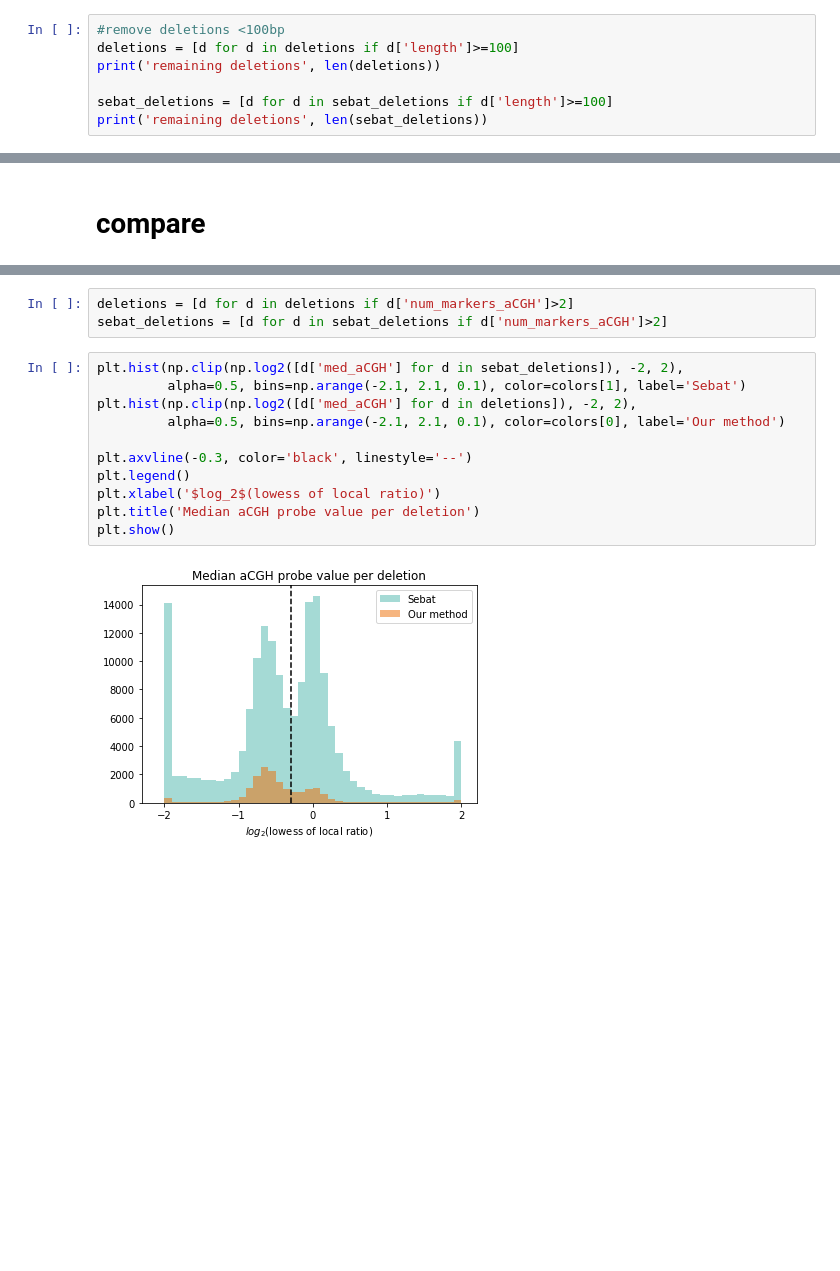
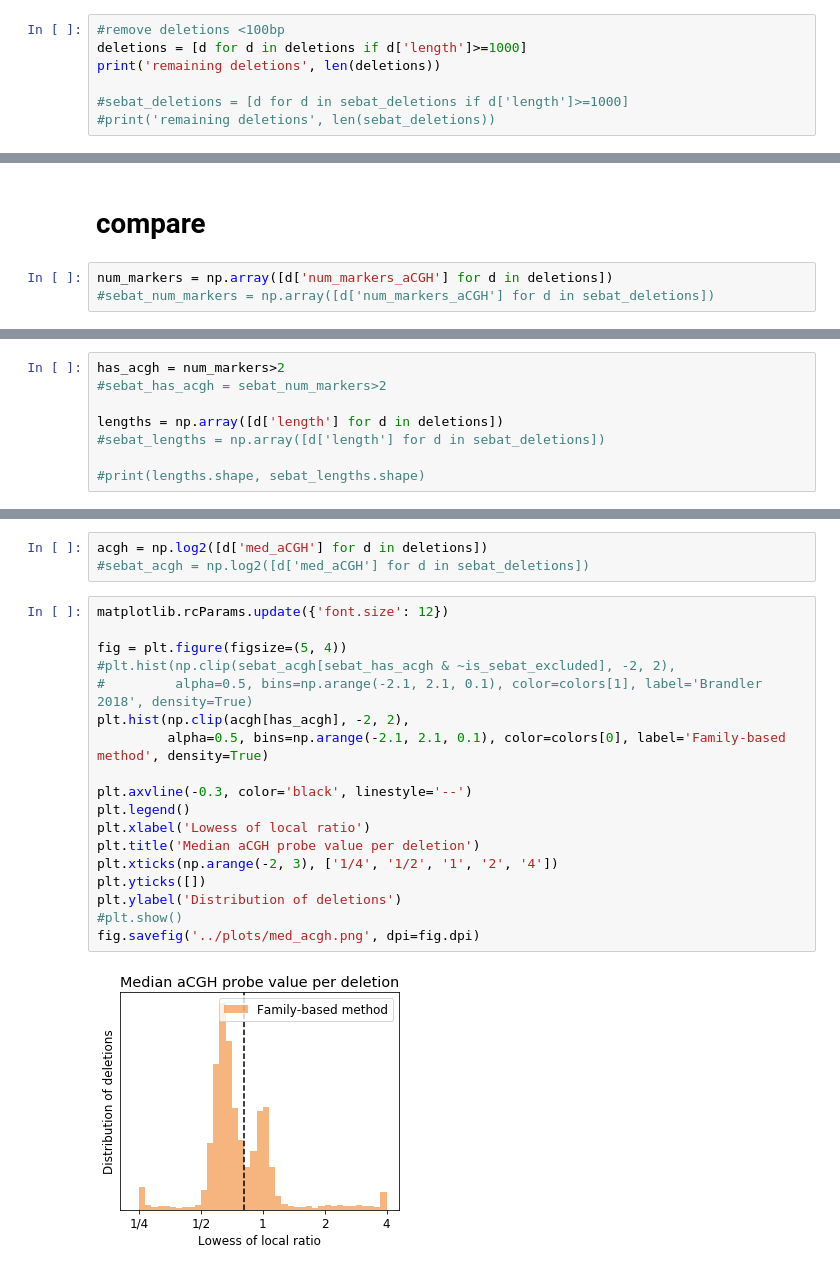
Before and after one commit to kpaskov/PhasingFamilies, a Jupyter notebook: validation/aCGH.ipynb, the cells around one changed output, grey strips where cells are left out. Cells and saved outputs as stored; diff of their text form; blank space fills up the shorter version.

```diff
--- a/validation/aCGH.ipynb
+++ b/validation/aCGH.ipynb
@@ -128,8 +163,8 @@ remaining deletions 426123
 # %%
 #remove deletions <100bp
-deletions = [d for d in deletions if d['length']>=100]
+deletions = [d for d in deletions if d['length']>=1000]
 print('remaining deletions', len(deletions))
 
-sebat_deletions = [d for d in sebat_deletions if d['length']>=100]
-print('remaining deletions', len(sebat_deletions))
+#sebat_deletions = [d for d in sebat_deletions if d['length']>=1000]
+#print('remaining deletions', len(sebat_deletions))
 # %% [output]
@@ -175,3 +523,6 @@ remaining deletions 411874
 # %% [markdown]
 # compare
+# %%
+num_markers = np.array([d['num_markers_aCGH'] for d in deletions])
+#sebat_num_markers = np.array([d['num_markers_aCGH'] for d in sebat_deletions])
 # %%
@@ -189,0 +541,8 @@ plt.show()
+# %%
+has_acgh = num_markers>2
+#sebat_has_acgh = sebat_num_markers>2
+
+lengths = np.array([d['length'] for d in deletions])
+#sebat_lengths = np.array([d['length'] for d in sebat_deletions])
+
+#print(lengths.shape, sebat_lengths.shape)
@@ -215,16 +632,23 @@ plt.show()
 # %%
-deletions = [d for d in deletions if d['num_markers_aCGH']>2]
-sebat_deletions = [d for d in sebat_deletions if d['num_markers_aCGH']>2]
+acgh = np.log2([d['med_aCGH'] for d in deletions])
+#sebat_acgh = np.log2([d['med_aCGH'] for d in sebat_deletions])
 # %%
-plt.hist(np.clip(np.log2([d['med_aCGH'] for d in sebat_deletions]), -2, 2),
-         alpha=0.5, bins=np.arange(-2.1, 2.1, 0.1), color=colors[1], label='Sebat')
-plt.hist(np.clip(np.log2([d['med_aCGH'] for d in deletions]), -2, 2),
-         alpha=0.5, bins=np.arange(-2.1, 2.1, 0.1), color=colors[0], label='Our method')
+matplotlib.rcParams.update({'font.size': 12})
+
+fig = plt.figure(figsize=(5, 4))
+#plt.hist(np.clip(sebat_acgh[sebat_has_acgh & ~is_sebat_excluded], -2, 2),
+#         alpha=0.5, bins=np.arange(-2.1, 2.1, 0.1), color=colors[1], label='Brandler 2018', density=True)
+plt.hist(np.clip(acgh[has_acgh], -2, 2),
+         alpha=0.5, bins=np.arange(-2.1, 2.1, 0.1), color=colors[0], label='Family-based method', density=True)
 
 plt.axvline(-0.3, color='black', linestyle='--')
 plt.legend()
-plt.xlabel('$log_2$(lowess of local ratio)')
+plt.xlabel('Lowess of local ratio')
 plt.title('Median aCGH probe value per deletion')
-plt.show()
+plt.xticks(np.arange(-2, 3), ['1/4', '1/2', '1', '2', '4'])
+plt.yticks([])
+plt.ylabel('Distribution of deletions')
+#plt.show()
+fig.savefig('../plots/med_acgh.png', dpi=fig.dpi)
 # %% [output]
-[figure, old version]
+[figure, new version]
```
Also changed, not shown: parts of 51 cells of this notebook, 11 other files.
